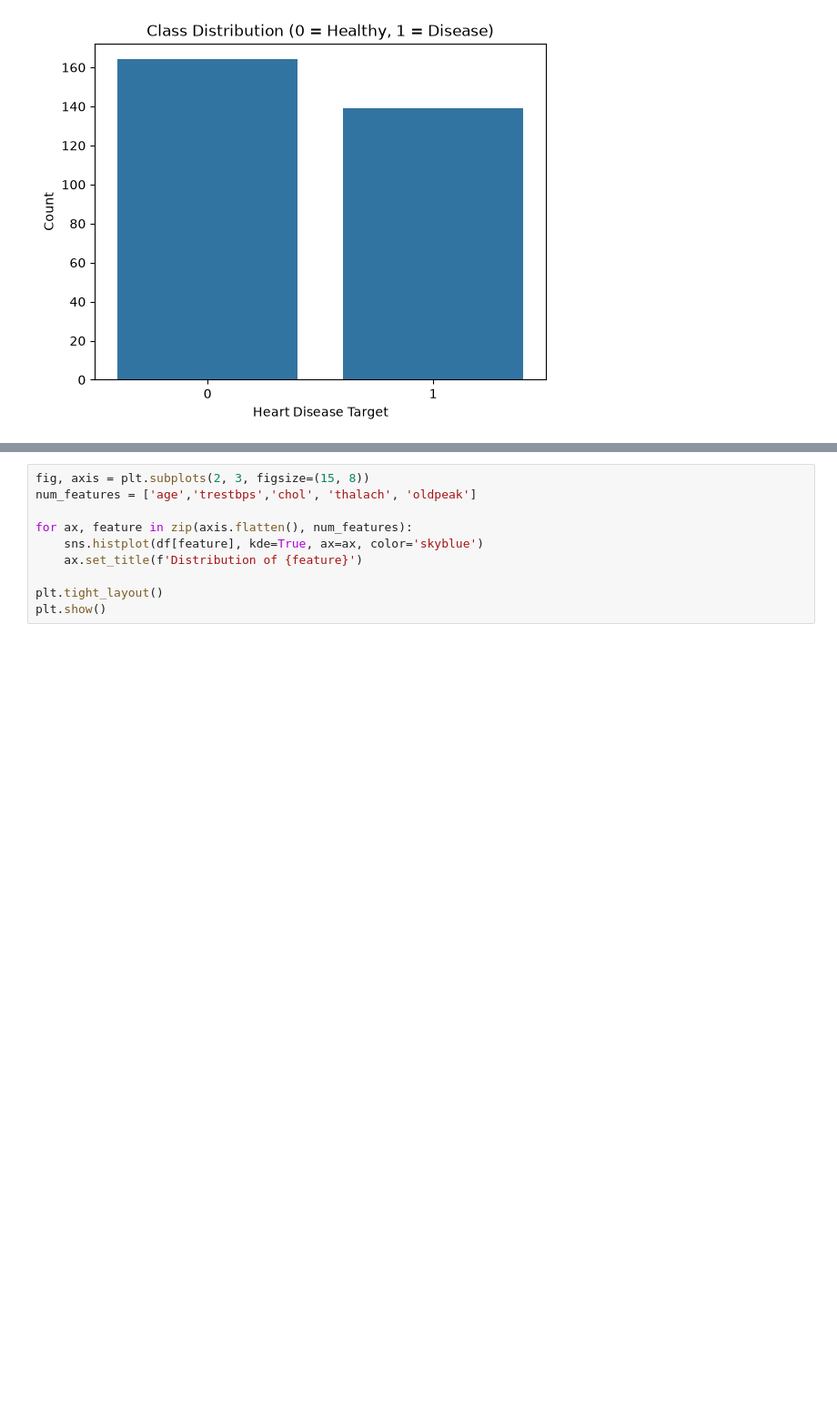
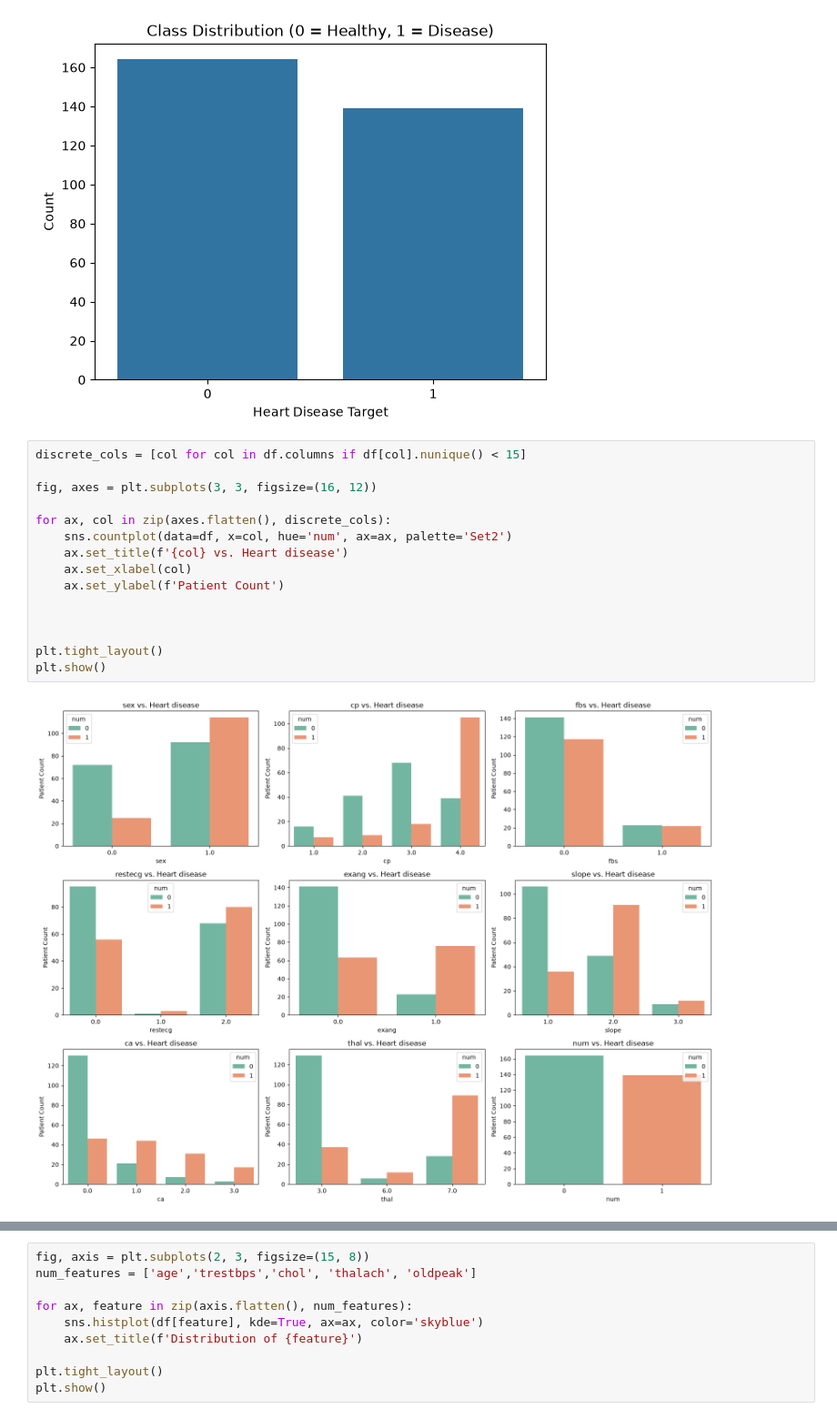
Before and after one commit to farzeen-code/Disease-Prediction-Model, a Jupyter notebook: disease-prediction.ipynb, the cells around one changed output, grey strips where cells are left out. Shown at 91% size. Drawn from its saved outputs; the diff is of its cells as text; blank space fills up the shorter version.

```diff
--- a/disease-prediction.ipynb
+++ b/disease-prediction.ipynb
@@ -123,3 +116,20 @@ plt.ylabel('Count')
 plt.show()
 # %% [output]
 [figure]
+# %%
+discrete_cols = [col for col in df.columns if df[col].nunique() < 15]
+
+fig, axes = plt.subplots(3, 3, figsize=(16, 12))
+
+for ax, col in zip(axes.flatten(), discrete_cols):
+    sns.countplot(data=df, x=col, hue='num', ax=ax, palette='Set2')
+    ax.set_title(f'{col} vs. Heart disease')
+    ax.set_xlabel(col)
+    ax.set_ylabel(f'Patient Count')
+
+
+
+plt.tight_layout()
+plt.show()
+# %% [output]
+[figure, added]
```
Also changed, not shown: parts of 24 cells of this notebook.
